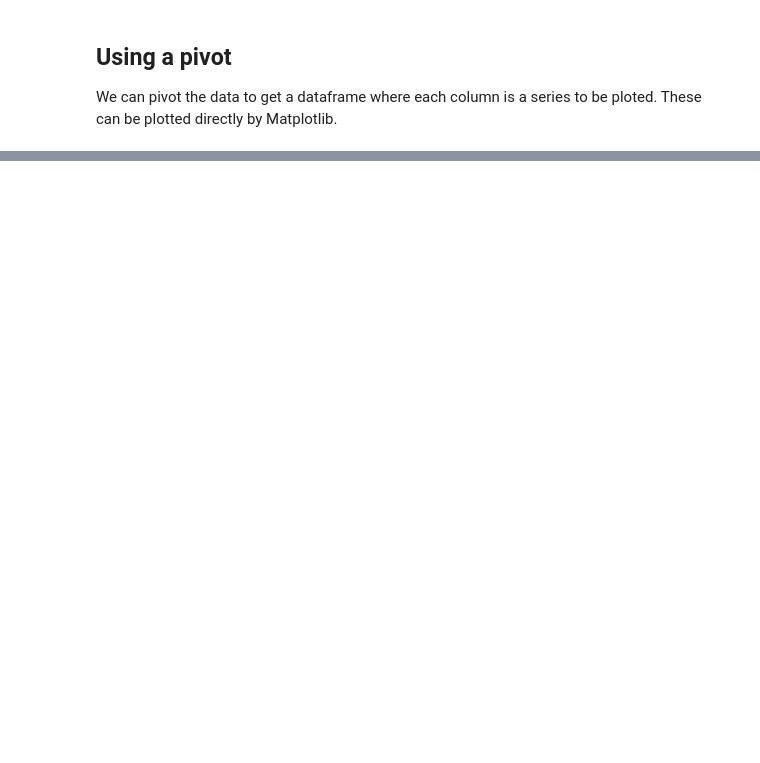
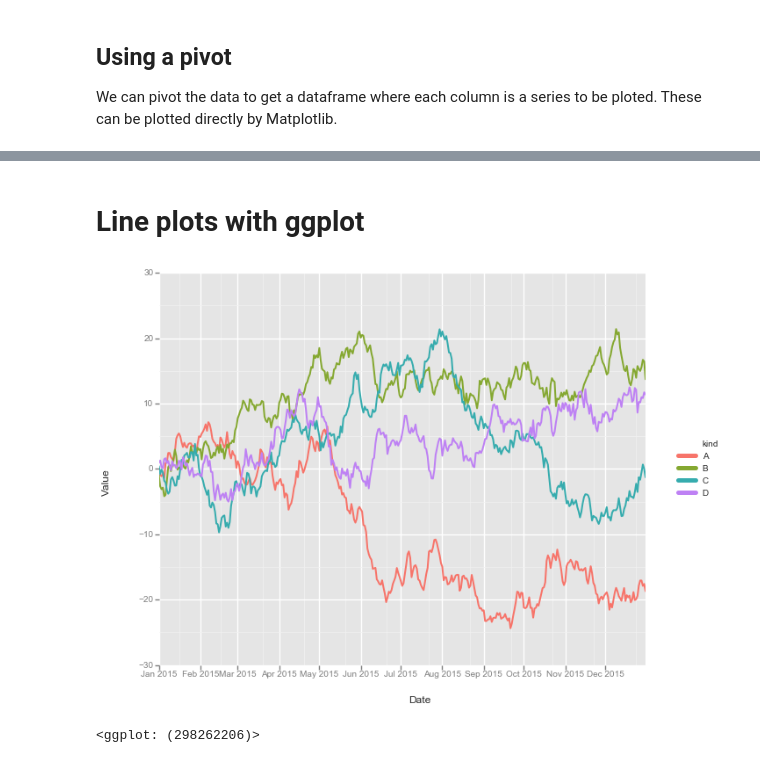
Before and after one commit to samuelsinayoko/kaggle-housing-prices, a Jupyter notebook: research/modern_python_visualization.ipynb, the cells around one changed output, grey strips where cells are left out. Saved outputs shown, nothing was run; the diff lists cells and outputs as text; code cells hidden in the pictures; blank space fills up the shorter version.

```diff
--- a/research/modern_python_visualization.ipynb
+++ b/research/modern_python_visualization.ipynb
@@ -96,0 +142,15 @@ plt.xlabel('Date');
+# %% [markdown]
+# Line plots with ggplot
+# %%
+from ggplot import *
+# GGPLOT
+fig, ax = plt.subplots(1, 1, figsize=(10, 8))
+
+g = ggplot(df, aes(x='dt', y='value', color='kind')) + \
+    geom_line(size=2.0) + \
+    xlab('Date') + \
+    ylab('Value')
+g
+# %% [output]
+[figure, added]
+<ggplot: (298262206)>
```
Also changed, not shown: parts of 13 cells of this notebook.
